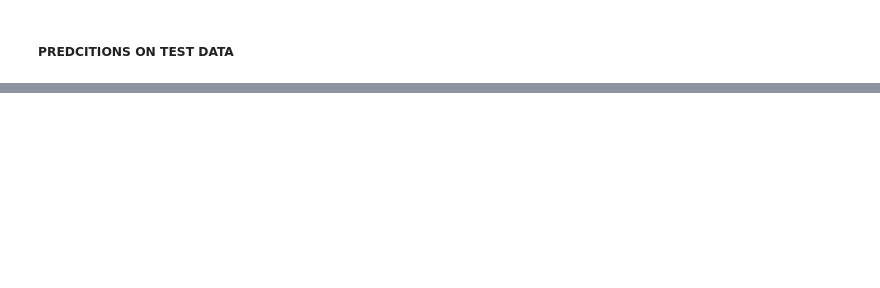
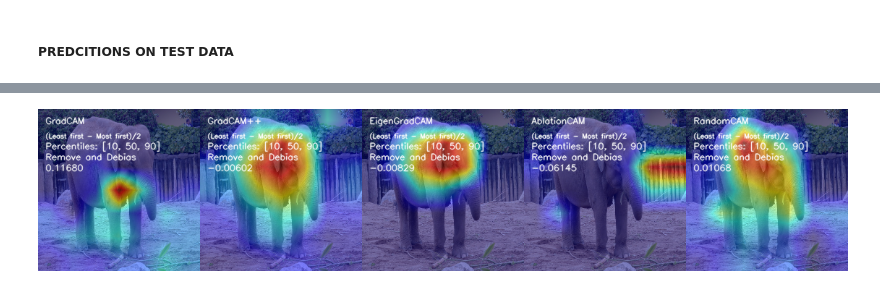
Before and after one commit to hadar-hai/deep-learn-project, a Jupyter notebook: CNN_ViT_updated.ipynb, the cells around one changed output, grey strips where cells are left out. Saved outputs shown, nothing was run; the diff lists cells and outputs as text; code cells hidden in the pictures; blank space fills up the shorter version.

```diff
--- a/CNN_ViT_updated.ipynb
+++ b/CNN_ViT_updated.ipynb
@@ -575,0 +796,48 @@ Need to add activation/attention maps. The implementation in torch is not straig
+# %%
+# Showing the metrics on top of the CAM :
+def visualize_score(visualization, score, name, percentiles):
+    visualization = cv2.putText(visualization, name, (10, 20),
+                                cv2.FONT_HERSHEY_SIMPLEX, 0.4, (255,255,255), 1, cv2.LINE_AA)
+    visualization = cv2.putText(visualization, "(Least first - Most first)/2", (10, 40),
+                                cv2.FONT_HERSHEY_SIMPLEX, 0.3, (255,255,255), 1, cv2.LINE_AA)
+    visualization = cv2.putText(visualization, f"Percentiles: {percentiles}", (10, 55),
+                                cv2.FONT_HERSHEY_SIMPLEX, 0.4, (255,255,255), 1, cv2.LINE_AA)
+    visualization = cv2.putText(visualization, "Remove and Debias", (10, 70),
+                                cv2.FONT_HERSHEY_SIMPLEX, 0.4, (255,255,255), 1, cv2.LINE_AA)
+    visualization = cv2.putText(visualization, f"{score:.5f}", (10, 85),
+                                cv2.FONT_HERSHEY_SIMPLEX, 0.4, (255,255,255), 1, cv2.LINE_AA)
+    return visualization
+
+def benchmark(input_tensor, target_layers, eigen_smooth=False, aug_smooth=False, category=0):
+    methods = [("GradCAM", GradCAM(model=model, target_layers=target_layers)),
+               ("GradCAM++", GradCAMPlusPlus(model=model, target_layers=target_layers)),
+               ("EigenGradCAM", EigenGradCAM(model=model, target_layers=target_layers)),
+               ("AblationCAM", AblationCAM(model=model, target_layers=target_layers)),
+               ("RandomCAM", RandomCAM(model=model, target_layers=target_layers))]
+
+    cam_metric = ROADCombined(percentiles=[20, 40, 60, 80])
+    targets = [ClassifierOutputTarget(category)]
+    metric_targets = [ClassifierOutputSoftmaxTarget(category)]
+
+    visualizations = []
+    percentiles = [10, 50, 90]
+    for name, cam_method in methods:
+        with cam_method:
+            attributions = cam_method(input_tensor=input_tensor,
+                                      targets=targets, eigen_smooth=eigen_smooth, aug_smooth=aug_smooth)
+        attribution = attributions[0, :]
+        scores = cam_metric(input_tensor, attributions, metric_targets, model)
+        score = scores[0]
+        visualization = show_cam_on_image(img, attribution, use_rgb=True)
+        visualization = visualize_score(visualization, score, name, percentiles)
+        visualizations.append(visualization)
+    return Image.fromarray(np.hstack(visualizations))
+
+input_tensor = preprocess_image(img, mean=[0.485, 0.456, 0.406], std=[0.229, 0.224, 0.225])
+target_layers = [model.features, model.avgpool]
+
+model.cuda()
+input_tensor = input_tensor.cuda()
+benchmark(input_tensor, target_layers, eigen_smooth=False, aug_smooth=False, category=predicted_label_id)
+# %% [output]
+[figure, added]
```
Also changed, not shown: parts of 30 cells of this notebook.
